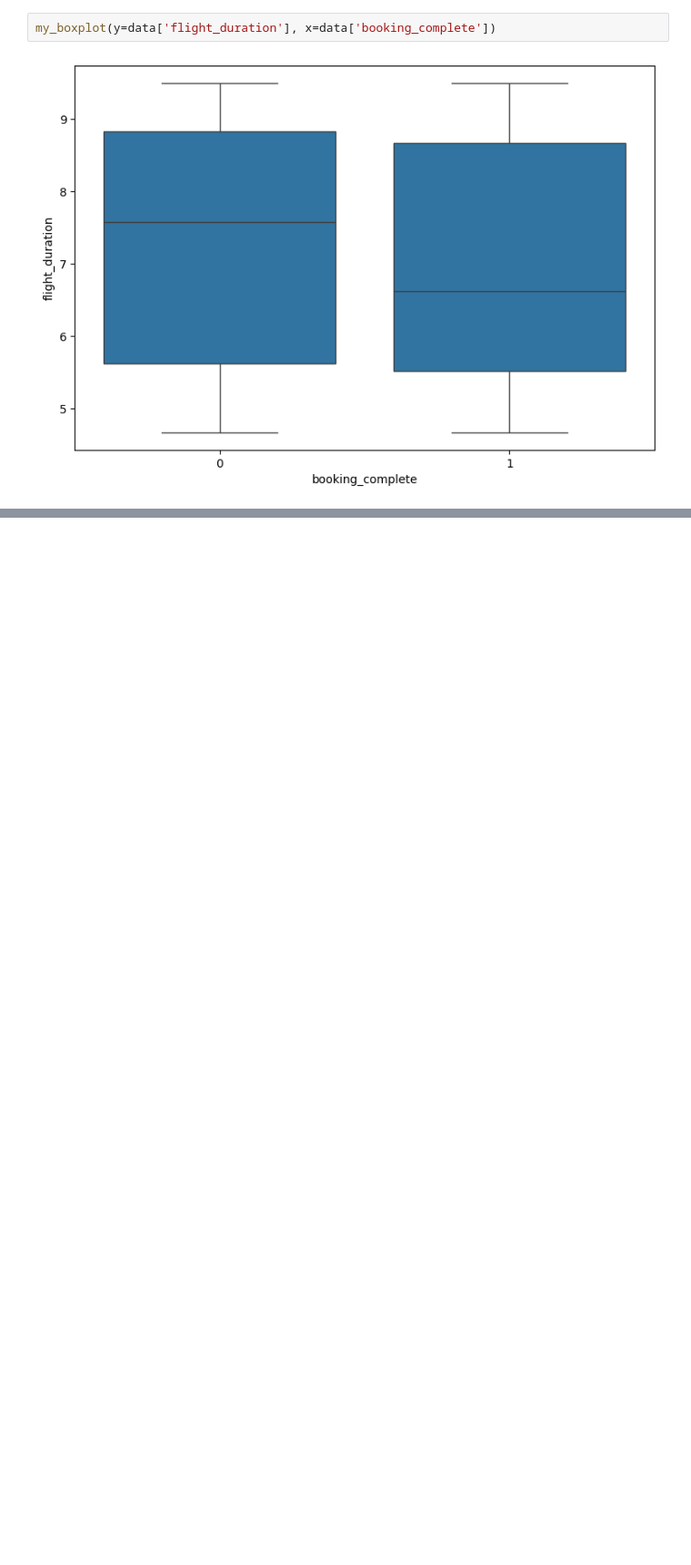
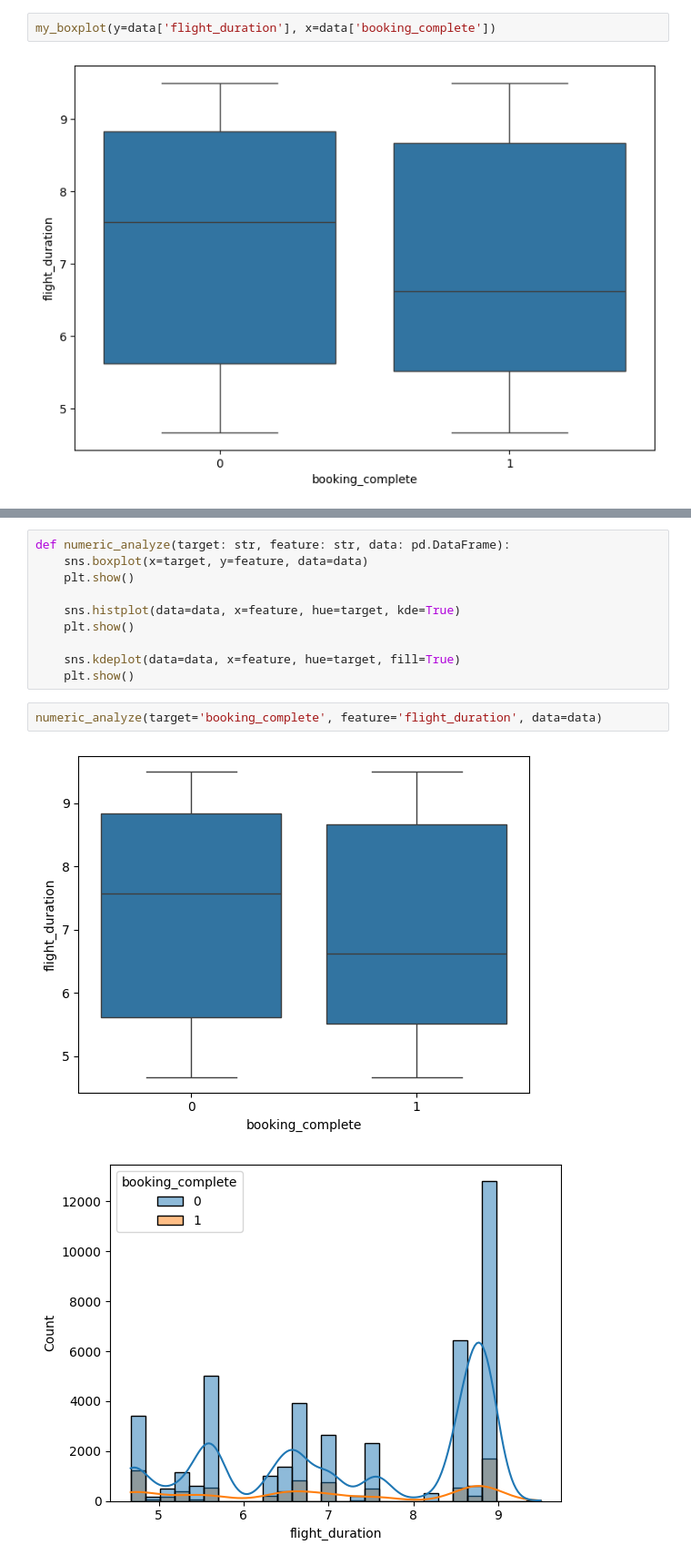
Before and after one commit to ratmeow/ml_lr2, a Jupyter notebook: lr2.ipynb, the cells around one changed output, grey strips where cells are left out. Shown at 91% size. Drawn from its saved outputs; the diff is of its cells as text; blank space fills up the shorter version.

```diff
--- a/lr2.ipynb
+++ b/lr2.ipynb
@@ -75,0 +142,15 @@ ValueError: could not convert string to float: 'Internet'
+# %%
+def numeric_analyze(target: str, feature: str, data: pd.DataFrame):
+    sns.boxplot(x=target, y=feature, data=data)
+    plt.show()
+
+    sns.histplot(data=data, x=feature, hue=target, kde=True)
+    plt.show()
+
+    sns.kdeplot(data=data, x=feature, hue=target, fill=True)
+    plt.show()
+# %%
+numeric_analyze(target='booking_complete', feature='flight_duration', data=data)
+# %% [output]
+[figure, added]
+[figure, added]
```
Also changed, not shown: parts of 20 cells of this notebook.
